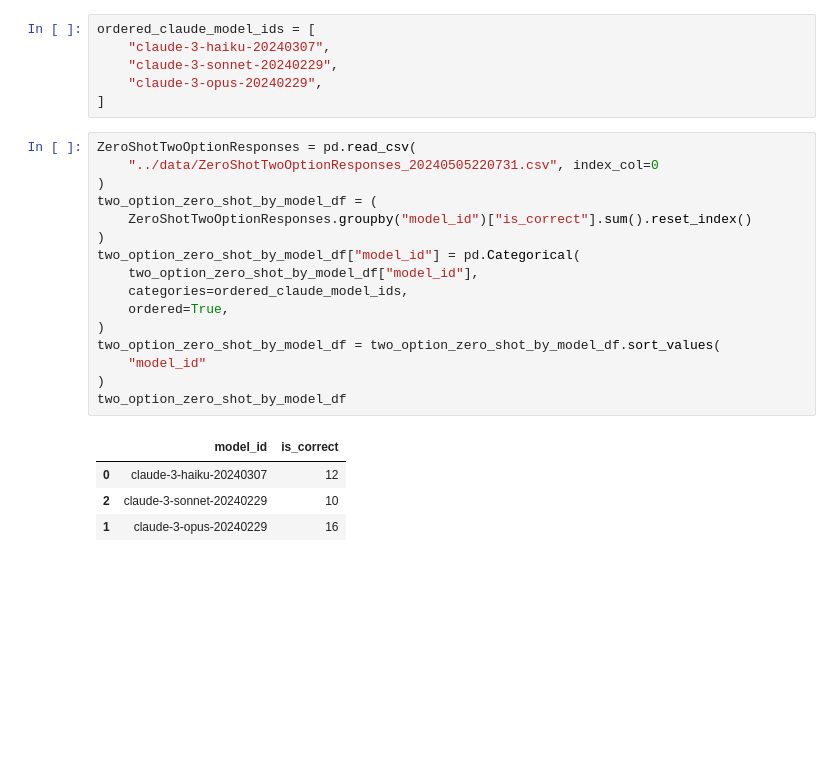
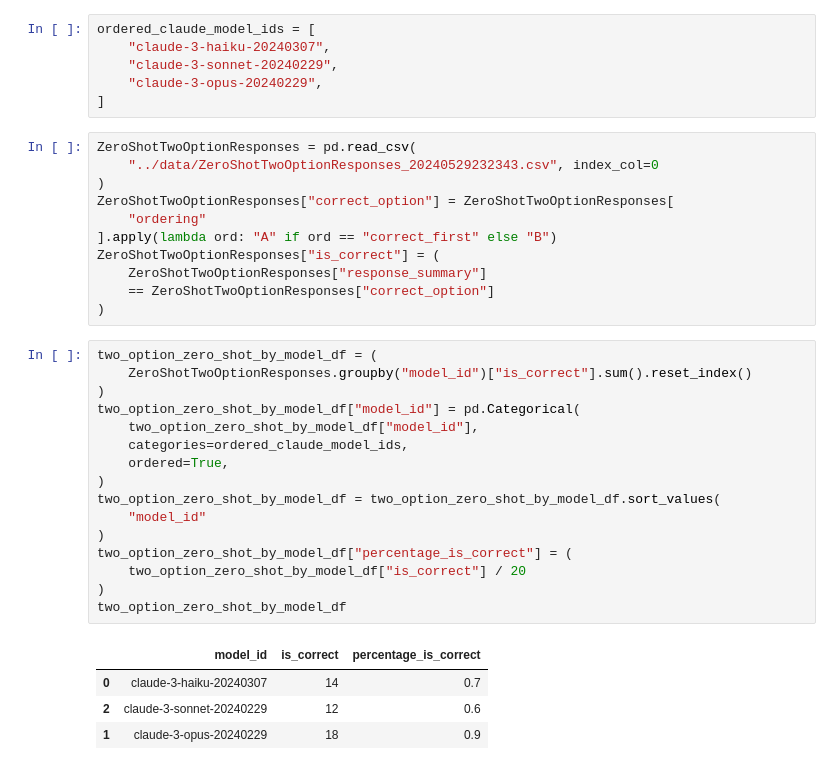
Before and after one commit to abhirambibekar/llm-debate, a Jupyter notebook: src/data_analysis.ipynb, the cells around one changed output. Saved outputs shown, nothing was run; the diff lists cells and outputs as text; blank space fills up the shorter version.

Commit message:
update plots to include baseline and use percentages

```diff
--- a/src/data_analysis.ipynb
+++ b/src/data_analysis.ipynb
@@ -312,24 +541,35 @@ ordered_claude_model_ids = [
     "claude-3-sonnet-20240229",
     "claude-3-opus-20240229",
 ]
+# %%
+ZeroShotTwoOptionResponses = pd.read_csv(
+    "../data/ZeroShotTwoOptionResponses_20240529232343.csv", index_col=0
+)
+ZeroShotTwoOptionResponses["correct_option"] = ZeroShotTwoOptionResponses[
+    "ordering"
+].apply(lambda ord: "A" if ord == "correct_first" else "B")
+ZeroShotTwoOptionResponses["is_correct"] = (
+    ZeroShotTwoOptionResponses["response_summary"]
+    == ZeroShotTwoOptionResponses["correct_option"]
+)
 # %%
-ZeroShotTwoOptionResponses = pd.read_csv(
-    "../data/ZeroShotTwoOptionResponses_20240505220731.csv", index_col=0
-)
 two_option_zero_shot_by_model_df = (
     ZeroShotTwoOptionResponses.groupby("model_id")["is_correct"].sum().reset_index()
 )
 two_option_zero_shot_by_model_df["model_id"] = pd.Categorical(
     two_option_zero_shot_by_model_df["model_id"],
     categories=ordered_claude_model_ids,
     ordered=True,
 )
 two_option_zero_shot_by_model_df = two_option_zero_shot_by_model_df.sort_values(
     "model_id"
 )
+two_option_zero_shot_by_model_df["percentage_is_correct"] = (
+    two_option_zero_shot_by_model_df["is_correct"] / 20
+)
 two_option_zero_shot_by_model_df
 # %% [output]
-|  | model_id | is_correct |
-| 0 | claude-3-haiku-20240307 | 12 |
-| 2 | claude-3-sonnet-20240229 | 10 |
-| 1 | claude-3-opus-20240229 | 16 |
+|  | model_id | is_correct | percentage_is_correct |
+| 0 | claude-3-haiku-20240307 | 14 | 0.7 |
+| 2 | claude-3-sonnet-20240229 | 12 | 0.6 |
+| 1 | claude-3-opus-20240229 | 18 | 0.9 |
```
Also changed, not shown: parts of 17 cells of this notebook, 6 other files.
